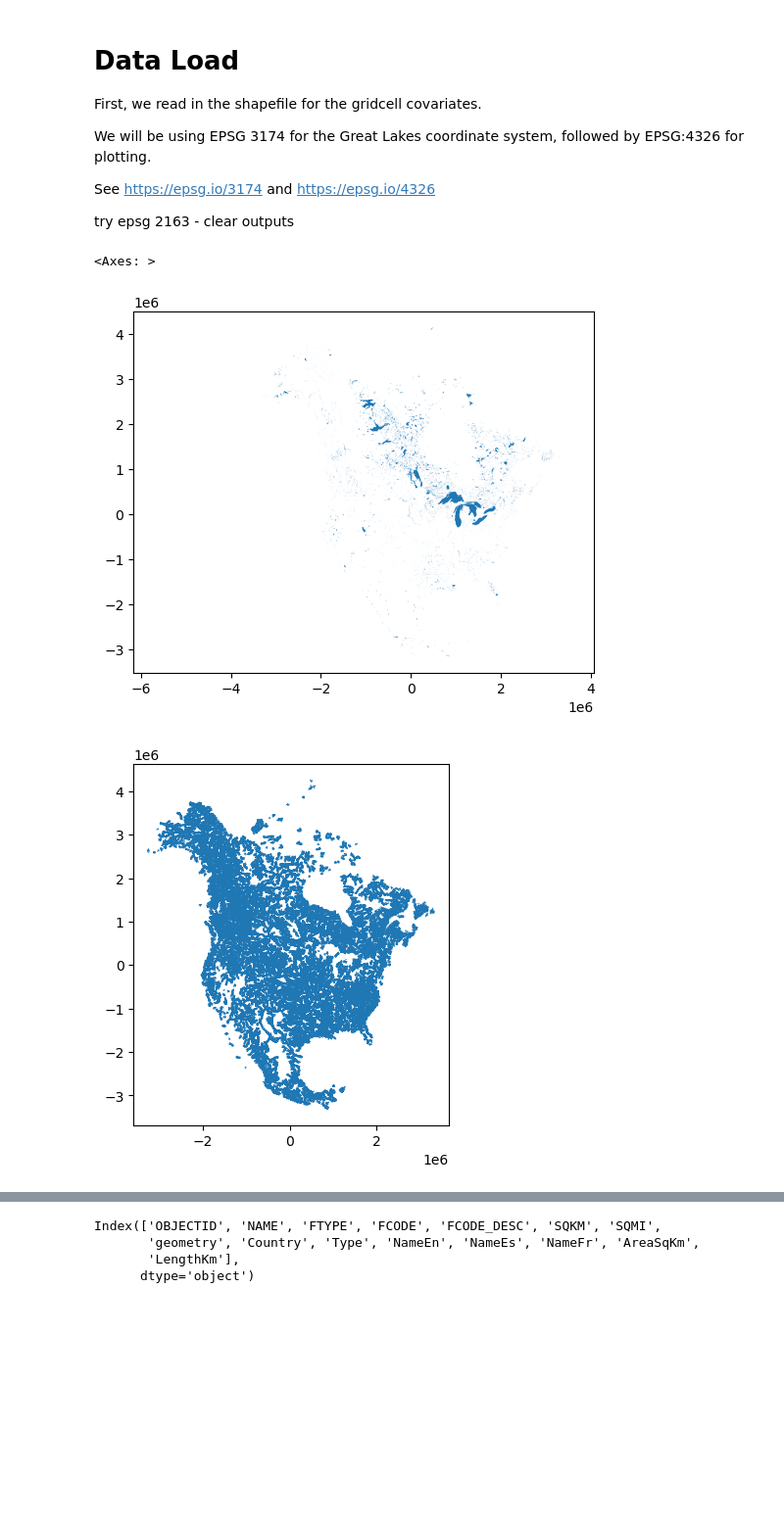
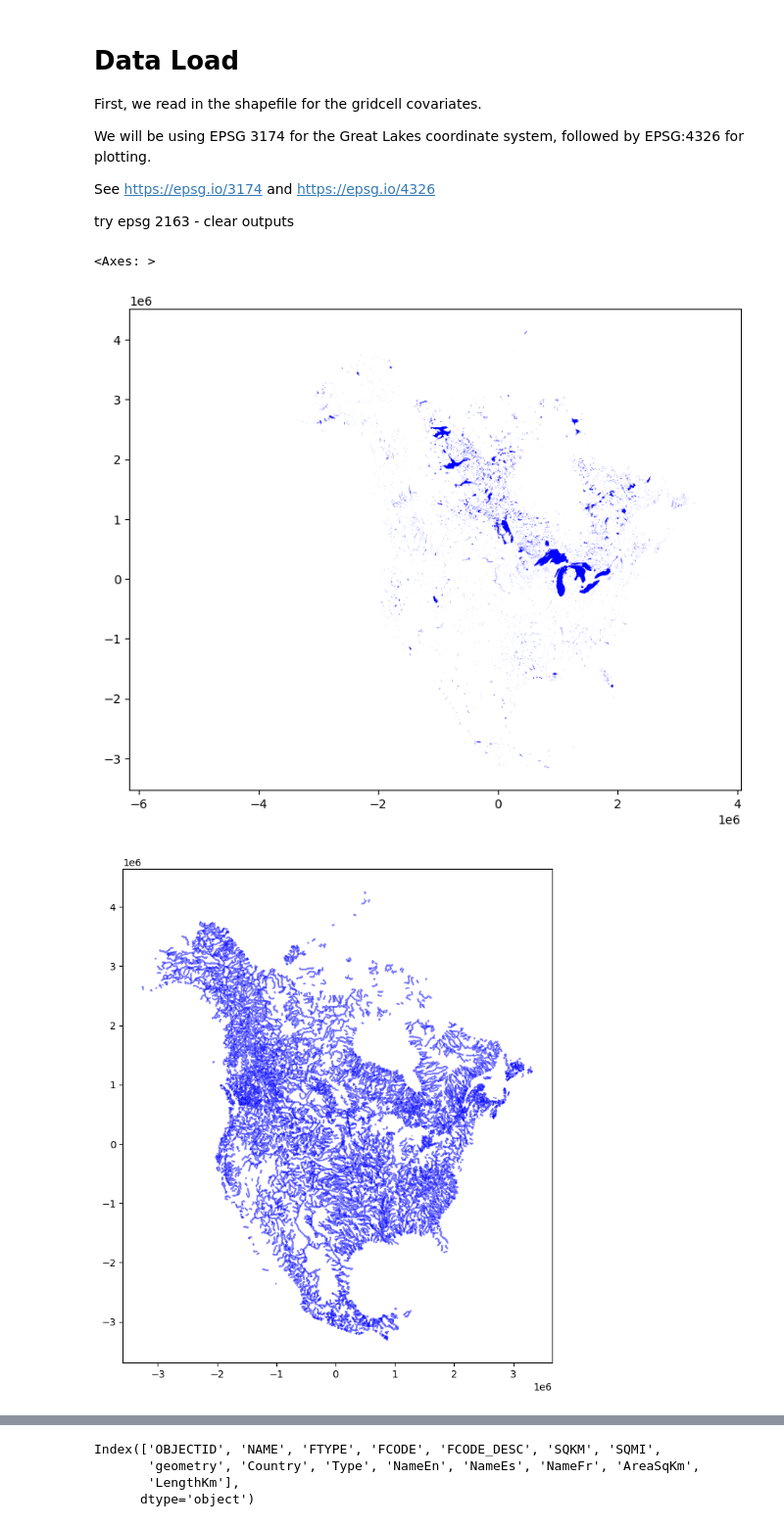
Before and after one commit to mcanearm/biostat696-group-1, a Jupyter notebook: data/process_geodata.ipynb, the cells around one changed output, grey strips where cells are left out. Shown at 98% size. Saved outputs shown, nothing was run; the diff lists cells and outputs as text; code cells hidden in the pictures; blank space fills up the shorter version.

```diff
--- a/data/process_geodata.ipynb
+++ b/data/process_geodata.ipynb
@@ -27,11 +27,12 @@ rivers = gpd.read_file("data/data/rivers_and_lakes_shapefile/NA_Lakes_and_Rivers
 # %%
 lakes = lakes.to_crs(epsg=2163)
 rivers = rivers.to_crs(epsg=2163)
-lakes.plot()
-rivers.plot()
+
+lakes.plot(figsize=(9, 9), color="blue")
+rivers.plot(figsize=(9, 9), alpha=0.5, color="blue")
 # %% [output]
 <Axes: >
-[figure, old version]
+[figure, new version]
-[figure, old version]
+[figure, new version]
 # %%
 water_bodies = water_bodies.to_crs(epsg=2163)
```
Also changed, not shown: parts of 3 cells of this notebook, 9 other files.
